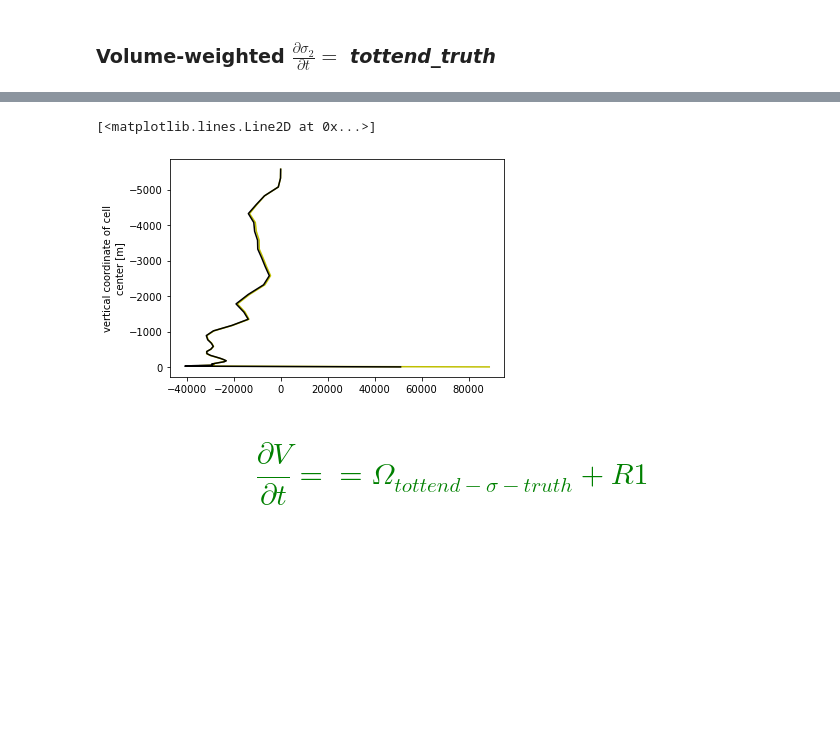
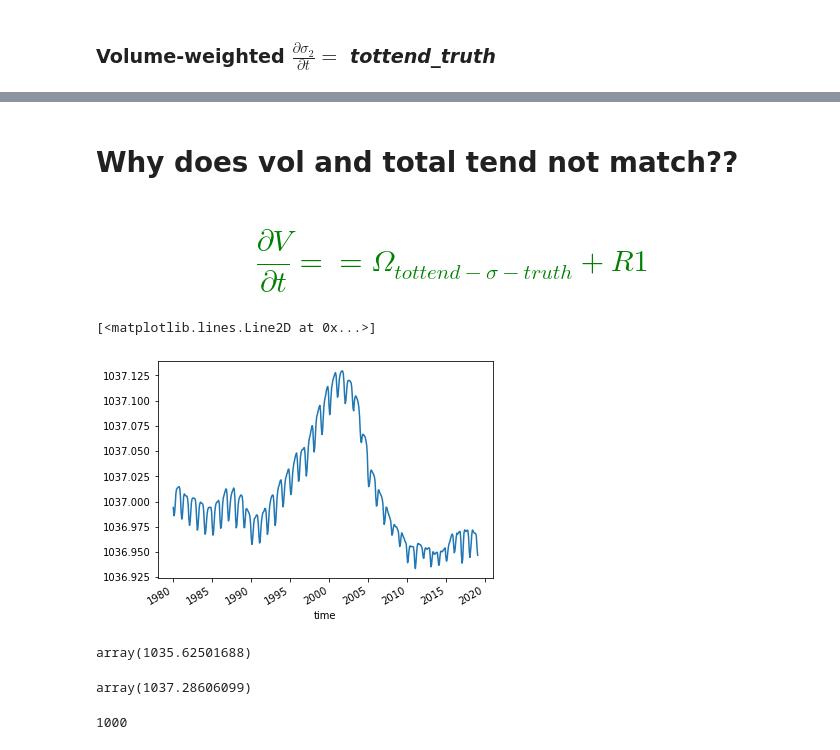
Before and after one commit to ocean-transport/WMT-project, a Jupyter notebook: GODAS/wmt-budget-sigma-space.ipynb, the cells around one changed output, grey strips where cells are left out. Saved outputs shown, nothing was run; the diff lists cells and outputs as text; code cells hidden in the pictures; blank space fills up the shorter version.

```diff
--- a/GODAS/wmt-budget-sigma-space.ipynb
+++ b/GODAS/wmt-budget-sigma-space.ipynb
@@ -149,9 +136,19 @@ ValueError: 'YC' not found in array dimensions ('level', 'lat', 'lon')
-# %%
-vol = cell_coords.cell_volume_wg[:-1, :-1, :]
-((delta_sigma[1:,1:,1:] * vol).sum(dim=['YC', 'XC'])/ total_time).plot(y='Z', yincrease=False, color='y')
-(ds.total_tendency_SLT_truth + ds.total_tendency_TH_truth).sum(dim=['YC', 'XC']).mean(dim='time').plot(y='Z', yincrease=False, color='k')
-# %% [output]
-[<matplotlib.lines.Line2D at 0x...>]
-[figure, removed]
+# %% [markdown]
+# Why does vol and total tend not match??
 # %% [markdown]
 # <font color='Green'>\begin{equation*} \frac{\partial V}{\partial t} == \Omega_{tottend-\sigma-truth} + R1 \end{equation*} </font>
+# %%
+#looks strange but it's similar to ECCO considering the shorter time period
+#density avged over volume gets denser in middle of the year (AA winter) and lighter around spring/summer
+sigma2.mean(dim=['lon', 'lat', 'level']).plot()
+# %% [output]
+[<matplotlib.lines.Line2D at 0x...>]
+[figure, added]
+# %%
+sigma2.min().values
+# %% [output]
+array(1035.62501688)
+# %%
+sigma2.max().values
+# %% [output]
+array(1037.28606099)
@@ -157,0 +159,4 @@ vol = cell_coords.cell_volume_wg[:-1, :-1, :]
+# %%
+sigma_bins.size
+# %% [output]
+1000
```
Also changed, not shown: parts of 60 cells of this notebook.
